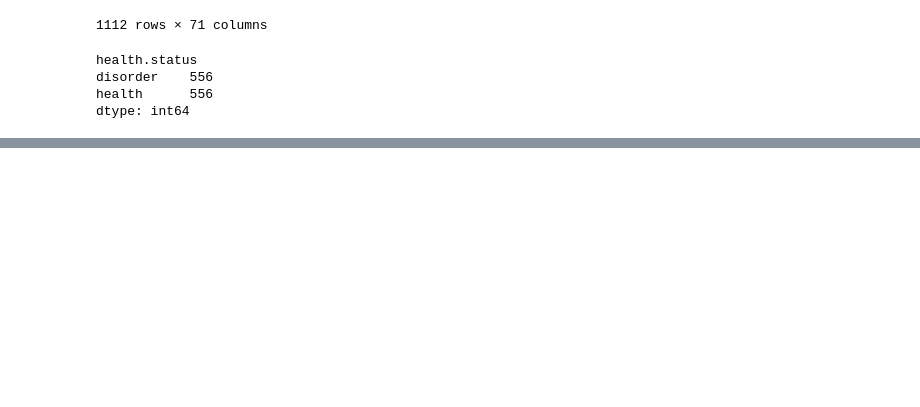
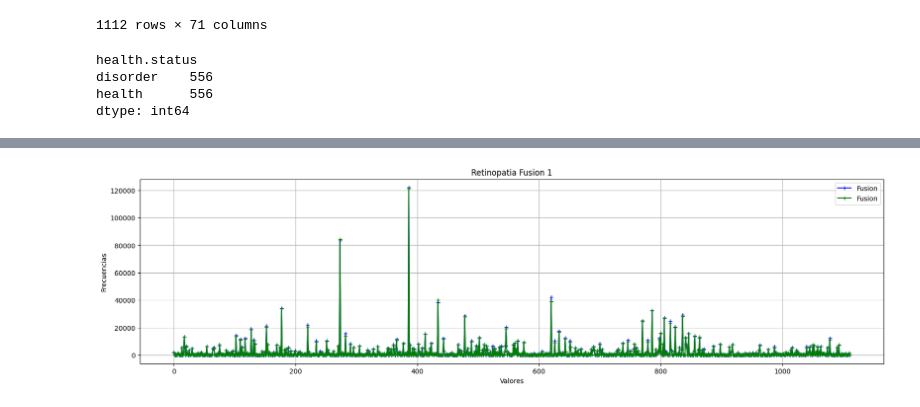
Before and after one commit to alanmgg/Data-Mining, a Jupyter notebook: Prácticas/MD_Practica8_FusionDatos.ipynb, the cells around one changed output, grey strips where cells are left out. Saved outputs shown, nothing was run; the diff lists cells and outputs as text; code cells hidden in the pictures; blank space fills up the shorter version.

```diff
--- a/Prácticas/MD_Practica8_FusionDatos.ipynb
+++ b/Prácticas/MD_Practica8_FusionDatos.ipynb
@@ -78,0 +190,12 @@ dtype: int64
+# %%
+plt.figure(figsize=(20, 5))
+plt.plot(fusion_1['Media'], color='blue', marker='+', label='Fusion')
+plt.plot(fusion_1['Mediana'], color='green', marker='+', label='Fusion')
+plt.xlabel('Valores')
+plt.ylabel('Frecuencias')
+plt.title('Retinopatia Fusion 1')
+plt.grid(True)
+plt.legend()
+plt.show()
+# %% [output]
+[figure, added]
```
Also changed, not shown: parts of 95 cells of this notebook.
